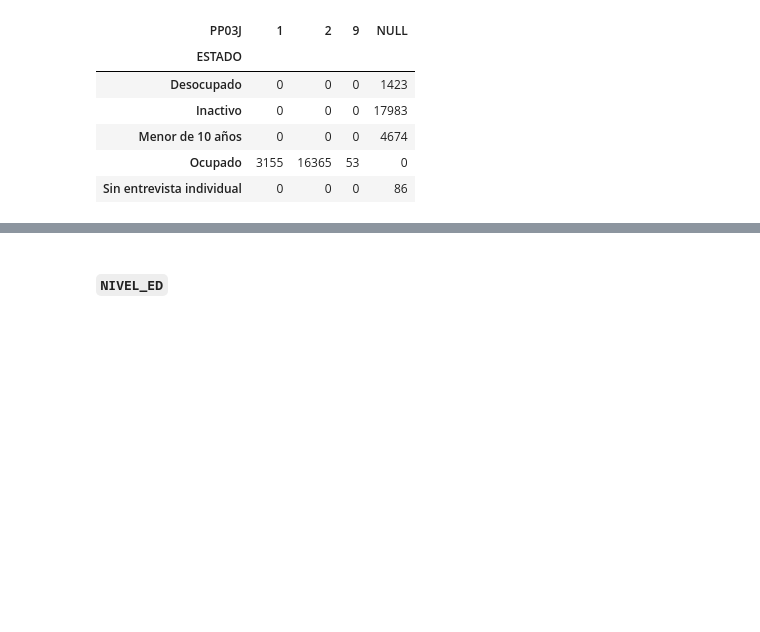
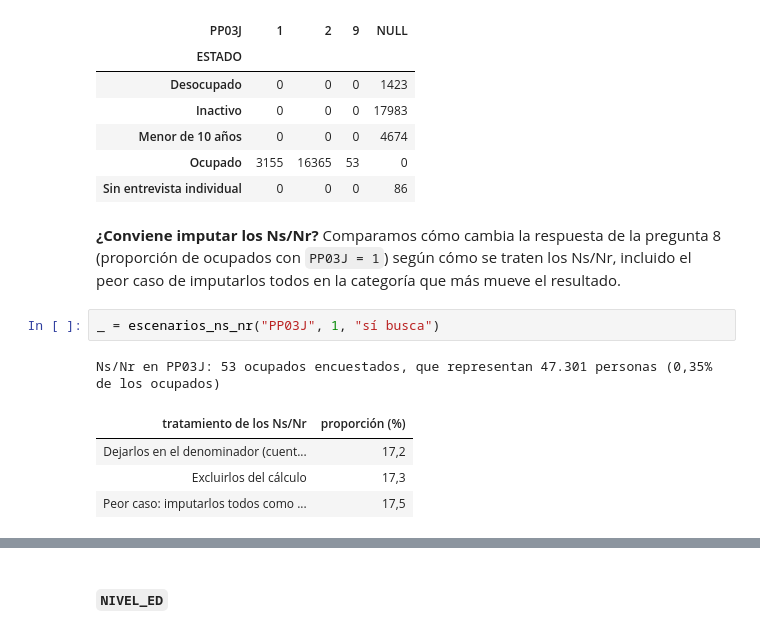
Before and after one commit to d-montenegro/eph-agente, a Jupyter notebook: notebooks/eph_1t2026_sqlite.ipynb, the cells around one changed output, grey strips where cells are left out. Cells and saved outputs as stored; diff of their text form; blank space fills up the shorter version.

```diff
--- a/notebooks/eph_1t2026_sqlite.ipynb
+++ b/notebooks/eph_1t2026_sqlite.ipynb
@@ -667,4 +708,14 @@ Valores no documentados o faltantes: {'NULL': 24166}
 | Menor de 10 años | 0 | 0 | 0 | 4674 |
 | Ocupado | 3155 | 16365 | 53 | 0 |
 | Sin entrevista individual | 0 | 0 | 0 | 86 |
+# %% [markdown]
+**¿Conviene imputar los Ns/Nr?** Comparamos cómo cambia la respuesta de la pregunta 8 (proporción de ocupados con `PP03J = 1`) según cómo se traten los Ns/Nr, incluido el peor caso de imputarlos todos en la categoría que más mueve el resultado.
+# %%
+_ = escenarios_ns_nr("PP03J", 1, "sí busca")
+# %% [output]
+Ns/Nr en PP03J: 53 ocupados encuestados, que representan 47.301 personas (0,35% de los ocupados)
+| tratamiento de los Ns/Nr | proporción (%) |
+| Dejarlos en el denominador (cuent... | 17,2 |
+| Excluirlos del cálculo | 17,3 |
+| Peor caso: imputarlos todos como ... | 17,5 |
 # %% [markdown]
```
Also changed, not shown: parts of 6 cells of this notebook.
